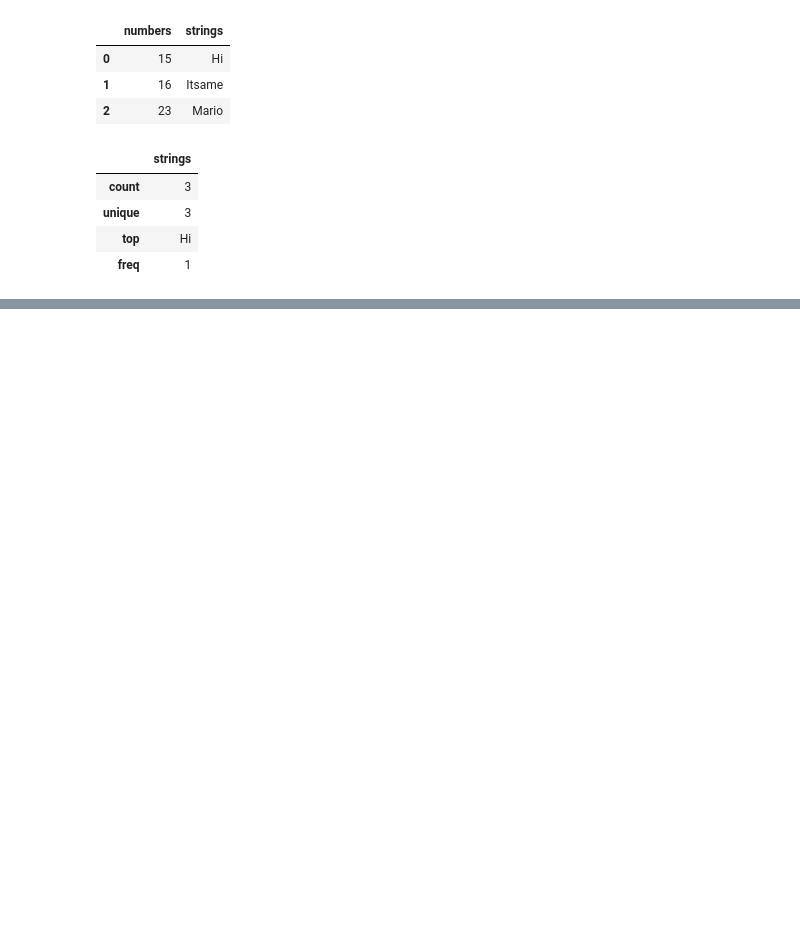
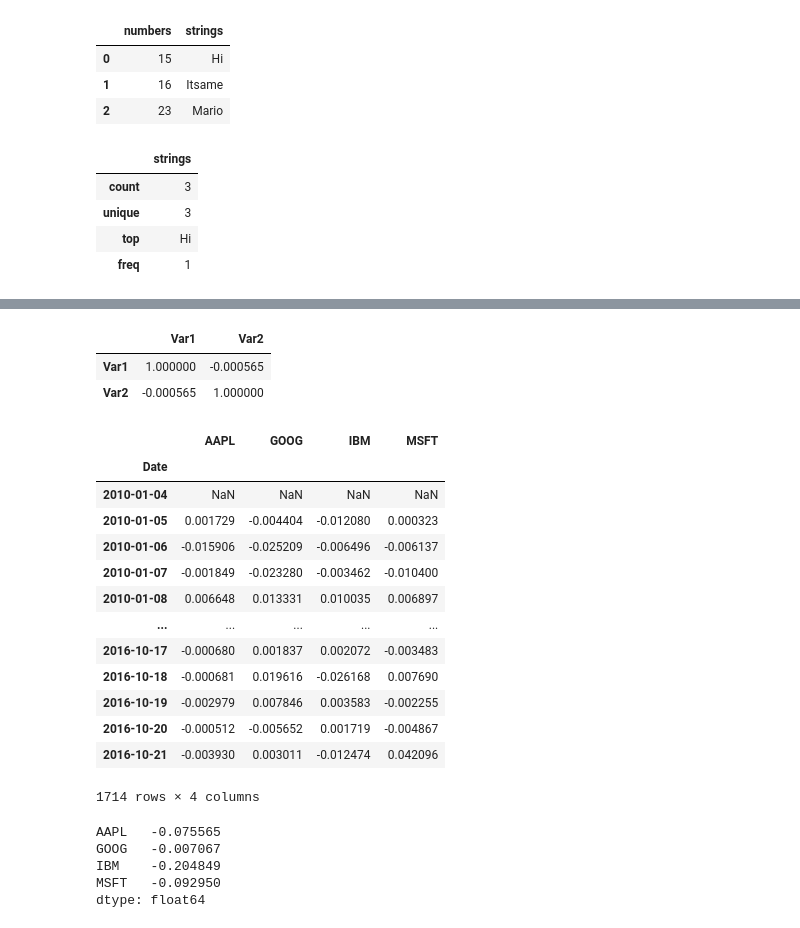
Before and after one commit to JespeerAG/python_data_analysis, a Jupyter notebook: 2_introduction_to_pandas.ipynb, the cells around one changed output, grey strips where cells are left out. Cells and saved outputs as stored; diff of their text form; code cells hidden in the pictures; blank space fills up the shorter version.

```diff
--- a/2_introduction_to_pandas.ipynb
+++ b/2_introduction_to_pandas.ipynb
@@ -736,3 +736,6 @@ obj.loc[:,["strings"]].describe()
 | unique | 3 |
 | top | Hi |
 | freq | 1 |
+# %%
+price = pd.read_pickle("examples/yahoo_price.pkl")
+volume = pd.read_pickle("examples/yahoo_volume.pkl")
@@ -738,0 +762,3 @@ obj.loc[:,["strings"]].describe()
+# %%
+returns = price.pct_change(periods=1)
+returns.head()
@@ -738,0 +789,33 @@ obj.loc[:,["strings"]].describe()
+# %%
+rng = np.random.default_rng(12345)
+corr_df = pd.DataFrame(rng.standard_normal(size = (1000000, 2)), columns = ["Var1", "Var2"])
+corr_df.corr()
+# %% [output]
+|  | Var1 | Var2 |
+| Var1 | 1.000000 | -0.000565 |
+| Var2 | -0.000565 | 1.000000 |
+# %%
+returns
+# %% [output]
+|  | AAPL | GOOG | IBM | MSFT |
+| Date |  |  |  |  |
+| 2010-01-04 | NaN | NaN | NaN | NaN |
+| 2010-01-05 | 0.001729 | -0.004404 | -0.012080 | 0.000323 |
+| 2010-01-06 | -0.015906 | -0.025209 | -0.006496 | -0.006137 |
+| 2010-01-07 | -0.001849 | -0.023280 | -0.003462 | -0.010400 |
+| 2010-01-08 | 0.006648 | 0.013331 | 0.010035 | 0.006897 |
+| ... | ... | ... | ... | ... |
+| 2016-10-17 | -0.000680 | 0.001837 | 0.002072 | -0.003483 |
+| 2016-10-18 | -0.000681 | 0.019616 | -0.026168 | 0.007690 |
+| 2016-10-19 | -0.002979 | 0.007846 | 0.003583 | -0.002255 |
+| 2016-10-20 | -0.000512 | -0.005652 | 0.001719 | -0.004867 |
+| 2016-10-21 | -0.003930 | 0.003011 | -0.012474 | 0.042096 |
+1714 rows × 4 columns
+# %%
+returns.corrwith(volume)
+# %% [output]
+AAPL   -0.075565
+GOOG   -0.007067
+IBM    -0.204849
+MSFT   -0.092950
+dtype: float64
```
Also changed, not shown: parts of 70 cells of this notebook, 13 other files.
